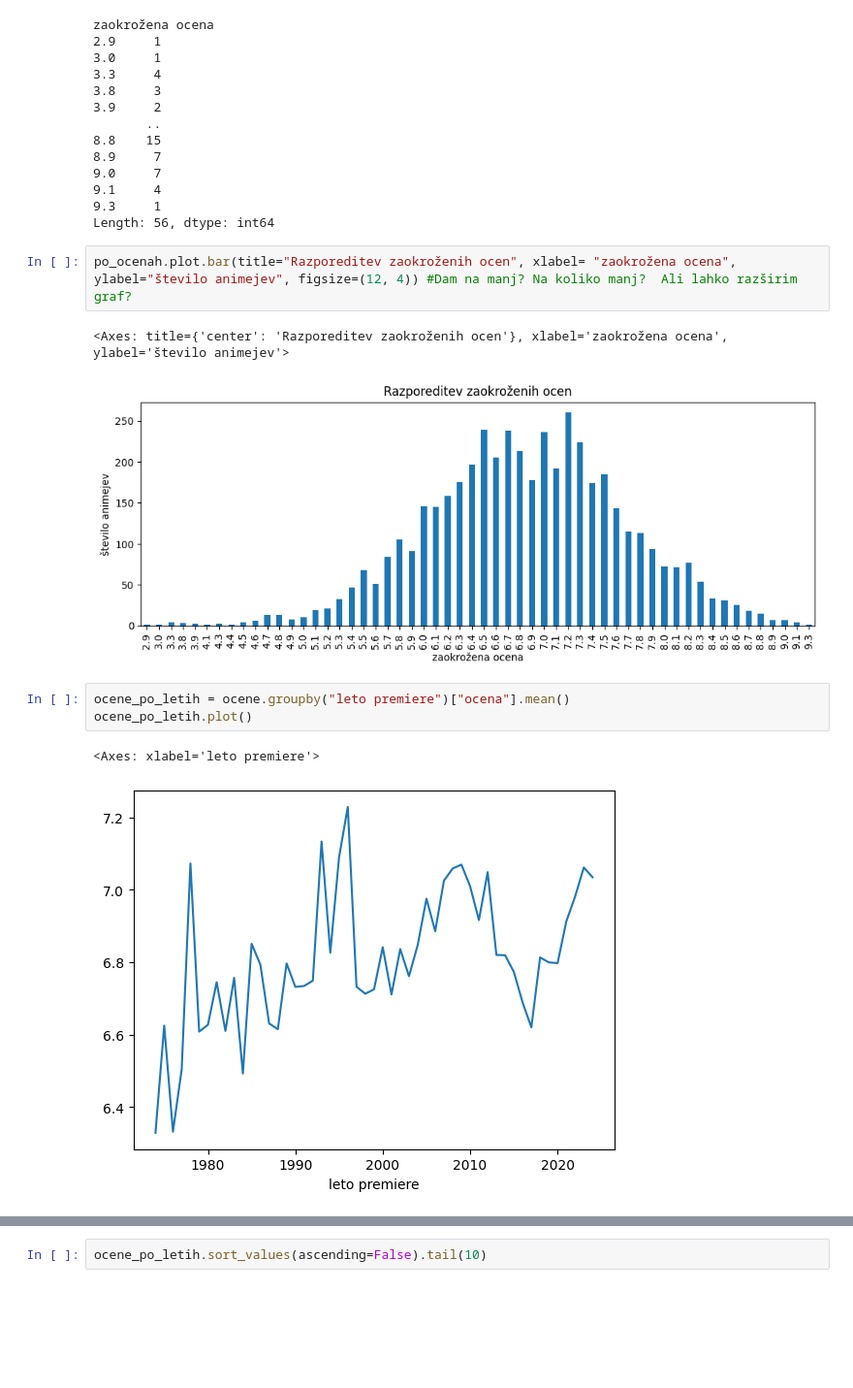
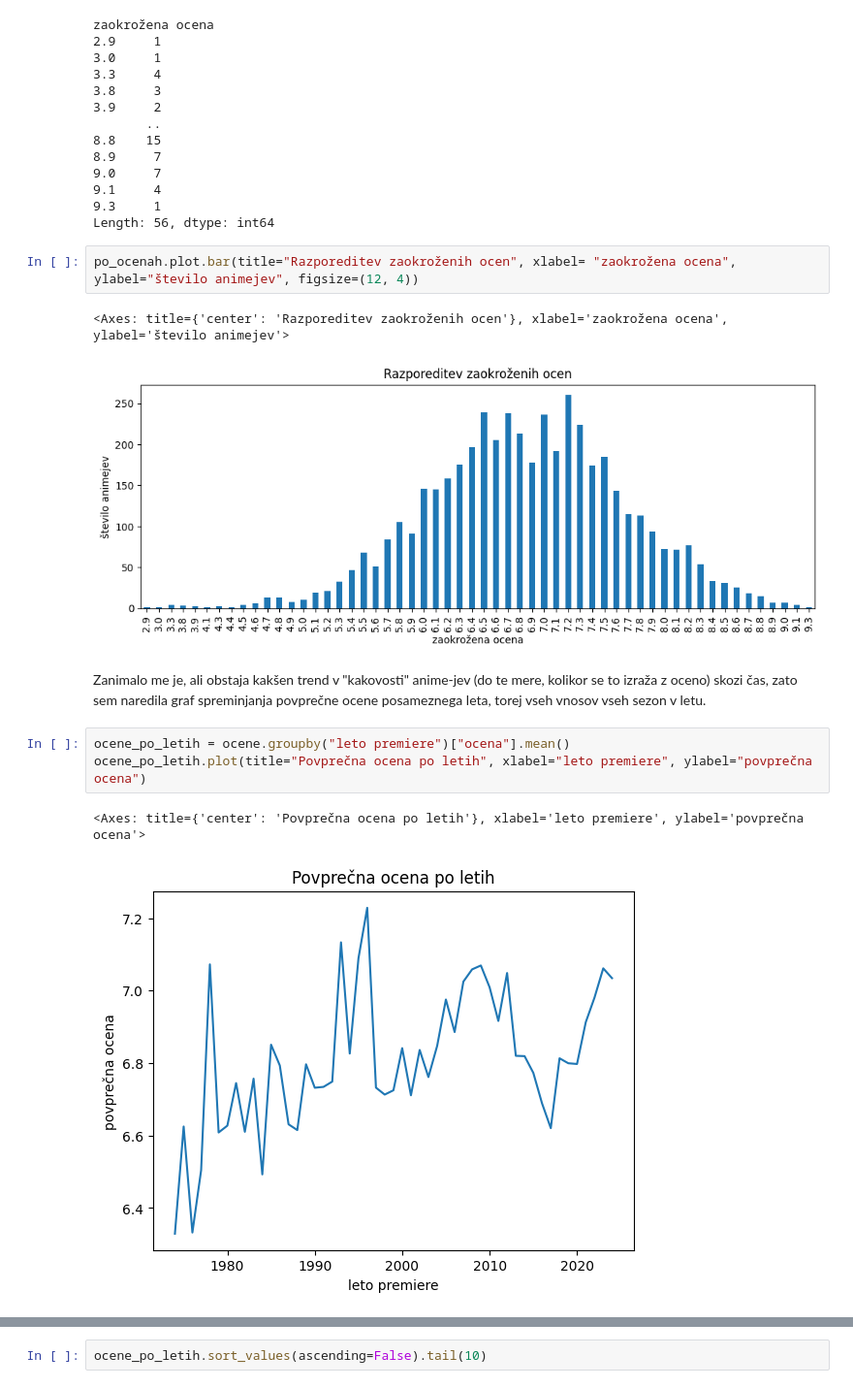
Before and after one commit to lrozman/Projektna-naloga-UVP---Rozman-Lara, a Jupyter notebook: analiza.ipynb, the cells around one changed output, grey strips where cells are left out. Shown at 97% size. Drawn from its saved outputs; the diff is of its cells as text; blank space fills up the shorter version.

```diff
--- a/analiza.ipynb
+++ b/analiza.ipynb
@@ -122,13 +120,15 @@ zaokrožena ocena
 9.3     1
 Length: 56, dtype: int64
 # %%
-po_ocenah.plot.bar(title="Razporeditev zaokroženih ocen", xlabel= "zaokrožena ocena", ylabel="število animejev", figsize=(12, 4)) #Dam na manj? Na koliko manj?  Ali lahko razširim graf?
+po_ocenah.plot.bar(title="Razporeditev zaokroženih ocen", xlabel= "zaokrožena ocena", ylabel="število animejev", figsize=(12, 4))
 # %% [output]
 <Axes: title={'center': 'Razporeditev zaokroženih ocen'}, xlabel='zaokrožena ocena', ylabel='število animejev'>
 [figure]
+# %% [markdown]
+Zanimalo me je, ali obstaja kakšen trend v "kakovosti" anime-jev (do te mere, kolikor se to izraža z oceno) skozi čas, zato sem naredila graf spreminjanja povprečne ocene posameznega leta, torej vseh vnosov vseh sezon v letu.
 # %%
 ocene_po_letih = ocene.groupby("leto premiere")["ocena"].mean()
-ocene_po_letih.plot()
+ocene_po_letih.plot(title="Povprečna ocena po letih", xlabel="leto premiere", ylabel="povprečna ocena")
 # %% [output]
-<Axes: xlabel='leto premiere'>
+<Axes: title={'center': 'Povprečna ocena po letih'}, xlabel='leto premiere', ylabel='povprečna ocena'>
-[figure, old version]
+[figure, new version]
```
Also changed, not shown: parts of 84 cells of this notebook.
